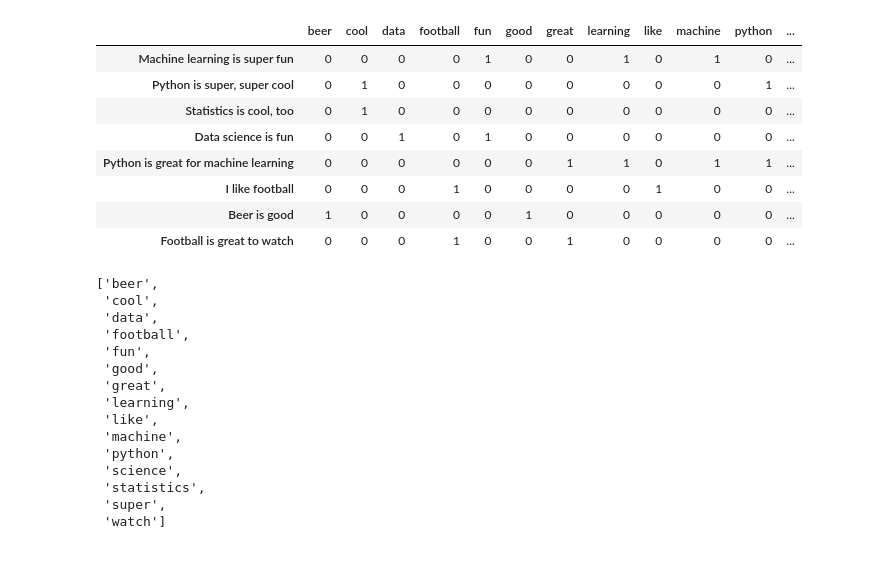
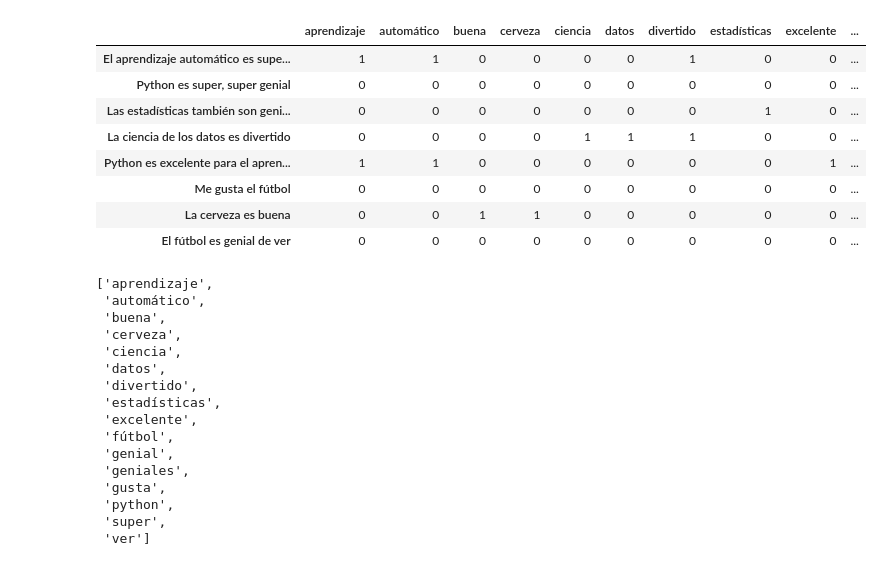
Before and after one commit to limves/Semantic-Distribution, a Jupyter notebook: Latent Semantic Analysis.ipynb, the cells around one changed output. Saved outputs shown, nothing was run; the diff lists cells and outputs as text; code cells hidden in the pictures.

```diff
--- a/Latent Semantic Analysis.ipynb
+++ b/Latent Semantic Analysis.ipynb
@@ -20,29 +20,46 @@ import warnings
 warnings.filterwarnings("ignore", category=DeprecationWarning,
 module="pandas", lineno=570)
 import numpy
+# %%
+from nltk.corpus import stopwords
+#stopword list to use
+spanish_stopwords = stopwords.words('spanish')
+#spanish stemmer
+#stemmer = SnowballStemmer('spanish')
 # %%
-example = ["Machine learning is super fun",
+example2 = ["Machine learning is super fun",
 "Python is super, super cool",
 "Statistics is cool, too",
 "Data science is fun",
 "Python is great for machine learning",
 "I like football",
            "Beer is good",
 "Football is great to watch"]
-vectorizer = CountVectorizer(min_df = 1, stop_words = 'english')
+
+example = ["El aprendizaje automático es super divertido ",
+"Python es super, super genial",
+"Las estadísticas también son geniales",
+"La ciencia de los datos es divertido",
+"Python es excelente para el aprendizaje automático",
+"Me gusta el fútbol",
+"La cerveza es buena",
+"El fútbol es genial de ver"]
+
+# vectorizer = CountVectorizer(min_df = 1, stop_words = 'english')
+vectorizer = CountVectorizer(min_df = 1, stop_words = spanish_stopwords)
 dtm = vectorizer.fit_transform(example)
 pd.DataFrame(dtm.toarray(),index=example,columns=vectorizer.get_feature_names
 ()).head(10)
 # %% [output]
-|  | beer | cool | data | football | fun | good | great | learning | like | machine | python | ... |
-| Machine learning is super fun | 0 | 0 | 0 | 0 | 1 | 0 | 0 | 1 | 0 | 1 | 0 | ... |
-| Python is super, super cool | 0 | 1 | 0 | 0 | 0 | 0 | 0 | 0 | 0 | 0 | 1 | ... |
-| Statistics is cool, too | 0 | 1 | 0 | 0 | 0 | 0 | 0 | 0 | 0 | 0 | 0 | ... |
-| Data science is fun | 0 | 0 | 1 | 0 | 1 | 0 | 0 | 0 | 0 | 0 | 0 | ... |
-| Python is great for machine learning | 0 | 0 | 0 | 0 | 0 | 0 | 1 | 1 | 0 | 1 | 1 | ... |
-| I like football | 0 | 0 | 0 | 1 | 0 | 0 | 0 | 0 | 1 | 0 | 0 | ... |
-| Beer is good | 1 | 0 | 0 | 0 | 0 | 1 | 0 | 0 | 0 | 0 | 0 | ... |
-| Football is great to watch | 0 | 0 | 0 | 1 | 0 | 0 | 1 | 0 | 0 | 0 | 0 | ... |
+|  | aprendizaje | automático | buena | cerveza | ciencia | datos | divertido | estadísticas | excelente | ... |
+| El aprendizaje automático es supe... | 1 | 1 | 0 | 0 | 0 | 0 | 1 | 0 | 0 | ... |
+| Python es super, super genial | 0 | 0 | 0 | 0 | 0 | 0 | 0 | 0 | 0 | ... |
+| Las estadísticas también son geni... | 0 | 0 | 0 | 0 | 0 | 0 | 0 | 1 | 0 | ... |
+| La ciencia de los datos es divertido | 0 | 0 | 0 | 0 | 1 | 1 | 1 | 0 | 0 | ... |
+| Python es excelente para el apren... | 1 | 1 | 0 | 0 | 0 | 0 | 0 | 0 | 1 | ... |
+| Me gusta el fútbol | 0 | 0 | 0 | 0 | 0 | 0 | 0 | 0 | 0 | ... |
+| La cerveza es buena | 0 | 0 | 1 | 1 | 0 | 0 | 0 | 0 | 0 | ... |
+| El fútbol es genial de ver | 0 | 0 | 0 | 0 | 0 | 0 | 0 | 0 | 0 | ... |
 # %%
 # Each row represents a document. Each column represents a word. So each document is a 13-dim vector.
 # Each entry equals the number of times the word appears in the document
@@ -51,21 +68,22 @@ pd.DataFrame(dtm.toarray(),index=example,columns=vectorizer.get_feature_names
 # Get words that correspond to each column
 vectorizer.get_feature_names()
 # %% [output]
-['beer',
- 'cool',
- 'data',
- 'football',
- 'fun',
- 'good',
- 'great',
- 'learning',
- 'like',
- 'machine',
+['aprendizaje',
+ 'automático',
+ 'buena',
+ 'cerveza',
+ 'ciencia',
+ 'datos',
+ 'divertido',
+ 'estadísticas',
+ 'excelente',
+ 'fútbol',
+ 'genial',
+ 'geniales',
+ 'gusta',
  'python',
- 'science',
- 'statistics',
  'super',
- 'watch']
+ 'ver']
 # %%
 # Example: "machine" appears once in the first document, "super" appears twice in the second document, and "statistics" appears zero times in the third document.
 
```
Also changed, not shown: parts of 6 cells of this notebook.
